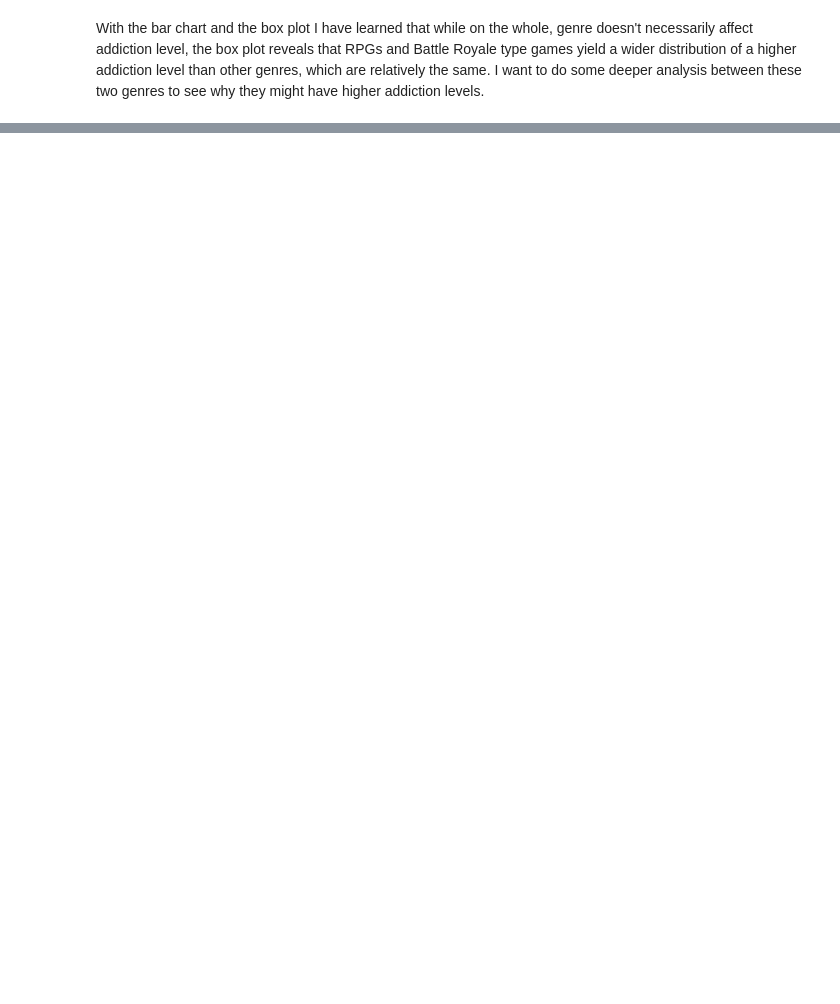
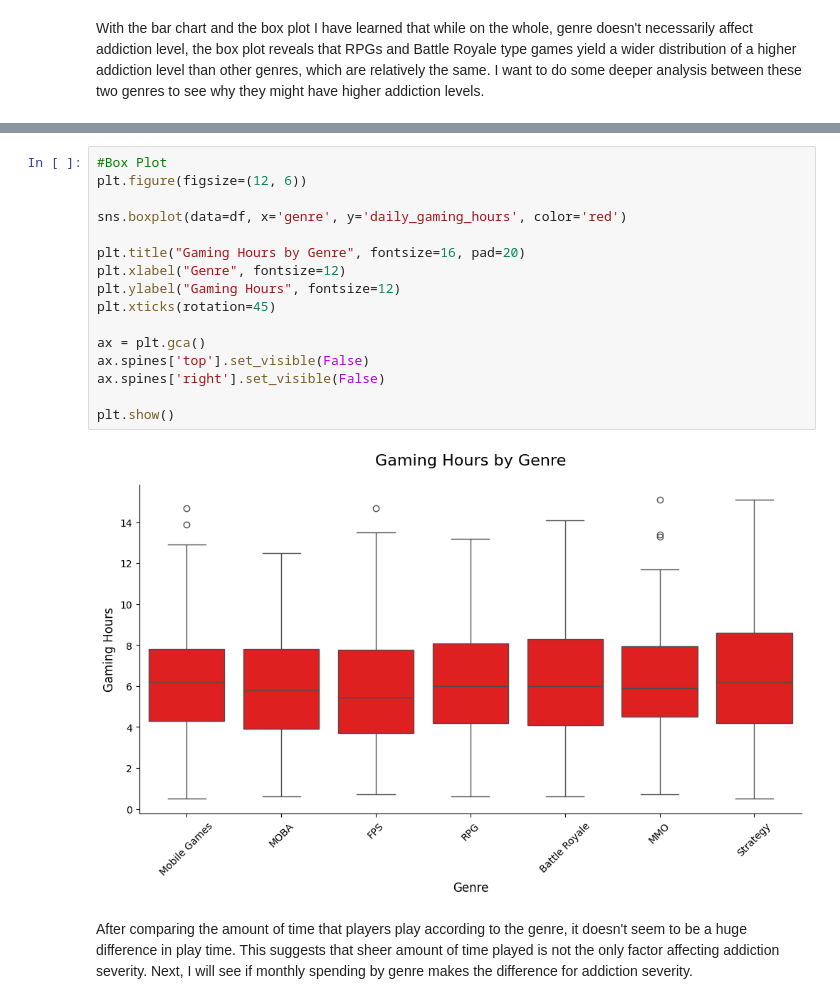
Before and after one commit to jmlax123/gaming_mental_health, a Jupyter notebook: gaming_mental_health_data.ipynb, the cells around one changed output, grey strips where cells are left out. Drawn from its saved outputs; the diff is of its cells as text; blank space fills up the shorter version.

```diff
--- a/gaming_mental_health_data.ipynb
+++ b/gaming_mental_health_data.ipynb
@@ -529,0 +550,20 @@ With the bar chart and the box plot I have learned that while on the whole, genr
+# %%
+#Box Plot
+plt.figure(figsize=(12, 6))
+
+sns.boxplot(data=df, x='genre', y='daily_gaming_hours', color='red')
+
+plt.title("Gaming Hours by Genre", fontsize=16, pad=20)
+plt.xlabel("Genre", fontsize=12)
+plt.ylabel("Gaming Hours", fontsize=12)
+plt.xticks(rotation=45)
+
+ax = plt.gca()
+ax.spines['top'].set_visible(False)
+ax.spines['right'].set_visible(False)
+
+plt.show()
+# %% [output]
+[figure, added]
+# %% [markdown]
+After comparing the amount of time that players play according to the genre, it doesn't seem to be a huge difference in play time. This suggests that sheer amount of time played is not the only factor affecting addiction severity. Next, I will see if monthly spending by genre makes the difference for addiction severity.
```
Also changed, not shown: parts of 6 cells of this notebook.
